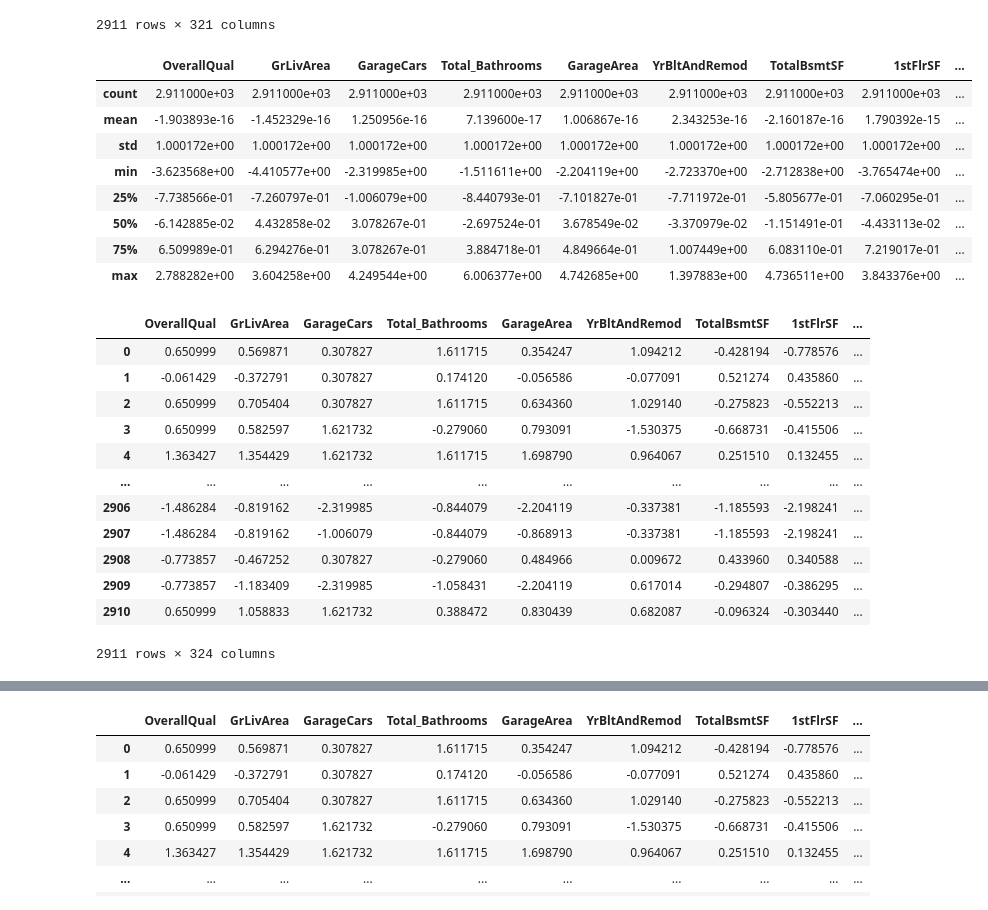
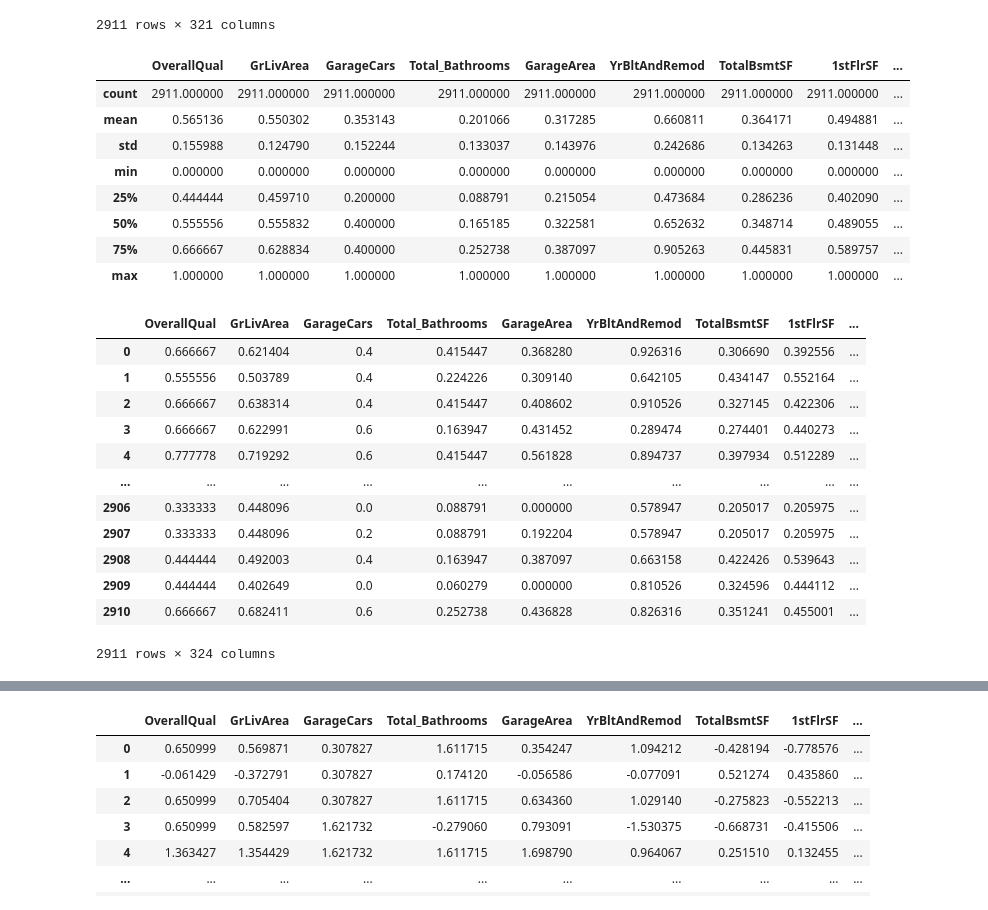
Before and after one commit to evantilu/6998_Adv_DL_project, a Jupyter notebook: kaggle_feature_engineering/blending-of-6-models-top-10.ipynb, the cells around one changed output, grey strips where cells are left out. Cells and saved outputs as stored; diff of their text form; code cells hidden in the pictures.

```diff
--- a/kaggle_feature_engineering/blending-of-6-models-top-10.ipynb
+++ b/kaggle_feature_engineering/blending-of-6-models-top-10.ipynb
@@ -283,31 +283,33 @@ X
 # %%
 '''Scaling'''
 from sklearn.preprocessing import StandardScaler
 from sklearn.preprocessing import MinMaxScaler
+from sklearn.preprocessing import RobustScaler
+
 # scaler = RobustScaler()
-# X_train_scaled = scaler.fit_transform(X_train_loo, y_train)
+# X_scaled = scaler.fit_transform(X)
 
 '''standard scaler'''
-scaler = StandardScaler()
-X_scaled = scaler.fit_transform(X)
+# scaler = StandardScaler()
+# X_scaled = scaler.fit_transform(X)
 
 '''Minmax scale to 0~1'''
-# minmax_scaler = MinMaxScaler(feature_range=(0, 255))
-# X_scaled = minmax_scaler.fit_transform(X)
+minmax_scaler = MinMaxScaler(feature_range=(0, 1))
+X_scaled = minmax_scaler.fit_transform(X)
 
 # X_scaled.shape
 X_scaled_df = pd.DataFrame(X_scaled, columns=X.columns)
 X_scaled_df.describe()
 # %% [output]
 |  | OverallQual | GrLivArea | GarageCars | Total_Bathrooms | GarageArea | YrBltAndRemod | TotalBsmtSF | 1stFlrSF | ... |
-| count | 2.911000e+03 | 2.911000e+03 | 2.911000e+03 | 2.911000e+03 | 2.911000e+03 | 2.911000e+03 | 2.911000e+03 | 2.911000e+03 | ... |
-| mean | -1.903893e-16 | -1.452329e-16 | 1.250956e-16 | 7.139600e-17 | 1.006867e-16 | 2.343253e-16 | -2.160187e-16 | 1.790392e-15 | ... |
-| std | 1.000172e+00 | 1.000172e+00 | 1.000172e+00 | 1.000172e+00 | 1.000172e+00 | 1.000172e+00 | 1.000172e+00 | 1.000172e+00 | ... |
-| min | -3.623568e+00 | -4.410577e+00 | -2.319985e+00 | -1.511611e+00 | -2.204119e+00 | -2.723370e+00 | -2.712838e+00 | -3.765474e+00 | ... |
-| 25% | -7.738566e-01 | -7.260797e-01 | -1.006079e+00 | -8.440793e-01 | -7.101827e-01 | -7.711972e-01 | -5.805677e-01 | -7.060295e-01 | ... |
-| 50% | -6.142885e-02 | 4.432858e-02 | 3.078267e-01 | -2.697524e-01 | 3.678549e-02 | -3.370979e-02 | -1.151491e-01 | -4.433113e-02 | ... |
-| 75% | 6.509989e-01 | 6.294276e-01 | 3.078267e-01 | 3.884718e-01 | 4.849664e-01 | 1.007449e+00 | 6.083110e-01 | 7.219017e-01 | ... |
-| max | 2.788282e+00 | 3.604258e+00 | 4.249544e+00 | 6.006377e+00 | 4.742685e+00 | 1.397883e+00 | 4.736511e+00 | 3.843376e+00 | ... |
+| count | 2911.000000 | 2911.000000 | 2911.000000 | 2911.000000 | 2911.000000 | 2911.000000 | 2911.000000 | 2911.000000 | ... |
+| mean | 0.565136 | 0.550302 | 0.353143 | 0.201066 | 0.317285 | 0.660811 | 0.364171 | 0.494881 | ... |
+| std | 0.155988 | 0.124790 | 0.152244 | 0.133037 | 0.143976 | 0.242686 | 0.134263 | 0.131448 | ... |
+| min | 0.000000 | 0.000000 | 0.000000 | 0.000000 | 0.000000 | 0.000000 | 0.000000 | 0.000000 | ... |
+| 25% | 0.444444 | 0.459710 | 0.200000 | 0.088791 | 0.215054 | 0.473684 | 0.286236 | 0.402090 | ... |
+| 50% | 0.555556 | 0.555832 | 0.400000 | 0.165185 | 0.322581 | 0.652632 | 0.348714 | 0.489055 | ... |
+| 75% | 0.666667 | 0.628834 | 0.400000 | 0.252738 | 0.387097 | 0.905263 | 0.445831 | 0.589757 | ... |
+| max | 1.000000 | 1.000000 | 1.000000 | 1.000000 | 1.000000 | 1.000000 | 1.000000 | 1.000000 | ... |
 # %%
 '''
 add 3 dummny features to make it 18*18 for CNN
@@ -320,17 +322,17 @@ X_scaled_df['dummy_3'] = 0.0
 X_scaled_df
 # %% [output]
 |  | OverallQual | GrLivArea | GarageCars | Total_Bathrooms | GarageArea | YrBltAndRemod | TotalBsmtSF | 1stFlrSF | ... |
-| 0 | 0.650999 | 0.569871 | 0.307827 | 1.611715 | 0.354247 | 1.094212 | -0.428194 | -0.778576 | ... |
-| 1 | -0.061429 | -0.372791 | 0.307827 | 0.174120 | -0.056586 | -0.077091 | 0.521274 | 0.435860 | ... |
-| 2 | 0.650999 | 0.705404 | 0.307827 | 1.611715 | 0.634360 | 1.029140 | -0.275823 | -0.552213 | ... |
-| 3 | 0.650999 | 0.582597 | 1.621732 | -0.279060 | 0.793091 | -1.530375 | -0.668731 | -0.415506 | ... |
-| 4 | 1.363427 | 1.354429 | 1.621732 | 1.611715 | 1.698790 | 0.964067 | 0.251510 | 0.132455 | ... |
+| 0 | 0.666667 | 0.621404 | 0.4 | 0.415447 | 0.368280 | 0.926316 | 0.306690 | 0.392556 | ... |
+| 1 | 0.555556 | 0.503789 | 0.4 | 0.224226 | 0.309140 | 0.642105 | 0.434147 | 0.552164 | ... |
+| 2 | 0.666667 | 0.638314 | 0.4 | 0.415447 | 0.408602 | 0.910526 | 0.327145 | 0.422306 | ... |
+| 3 | 0.666667 | 0.622991 | 0.6 | 0.163947 | 0.431452 | 0.289474 | 0.274401 | 0.440273 | ... |
+| 4 | 0.777778 | 0.719292 | 0.6 | 0.415447 | 0.561828 | 0.894737 | 0.397934 | 0.512289 | ... |
 | ... | ... | ... | ... | ... | ... | ... | ... | ... | ... |
-| 2906 | -1.486284 | -0.819162 | -2.319985 | -0.844079 | -2.204119 | -0.337381 | -1.185593 | -2.198241 | ... |
-| 2907 | -1.486284 | -0.819162 | -1.006079 | -0.844079 | -0.868913 | -0.337381 | -1.185593 | -2.198241 | ... |
-| 2908 | -0.773857 | -0.467252 | 0.307827 | -0.279060 | 0.484966 | 0.009672 | 0.433960 | 0.340588 | ... |
-| 2909 | -0.773857 | -1.183409 | -2.319985 | -1.058431 | -2.204119 | 0.617014 | -0.294807 | -0.386295 | ... |
-| 2910 | 0.650999 | 1.058833 | 1.621732 | 0.388472 | 0.830439 | 0.682087 | -0.096324 | -0.303440 | ... |
+| 2906 | 0.333333 | 0.448096 | 0.0 | 0.088791 | 0.000000 | 0.578947 | 0.205017 | 0.205975 | ... |
+| 2907 | 0.333333 | 0.448096 | 0.2 | 0.088791 | 0.192204 | 0.578947 | 0.205017 | 0.205975 | ... |
+| 2908 | 0.444444 | 0.492003 | 0.4 | 0.163947 | 0.387097 | 0.663158 | 0.422426 | 0.539643 | ... |
+| 2909 | 0.444444 | 0.402649 | 0.0 | 0.060279 | 0.000000 | 0.810526 | 0.324596 | 0.444112 | ... |
+| 2910 | 0.666667 | 0.682411 | 0.6 | 0.252738 | 0.436828 | 0.826316 | 0.351241 | 0.455001 | ... |
 2911 rows × 324 columns
 # %%
 # nArray = np.array(X_scaled_df.iloc[0, :-1])
```
Also changed, not shown: parts of 2 cells of this notebook, 2 other files.
